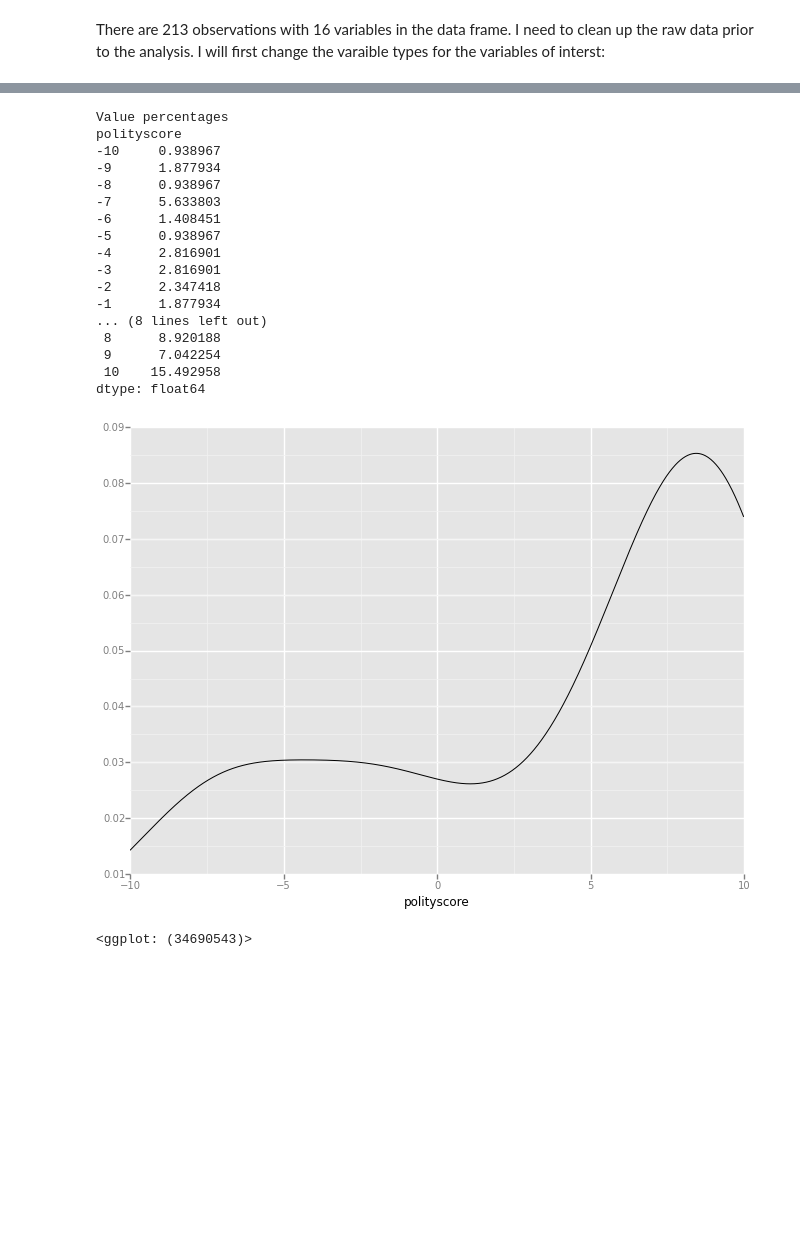
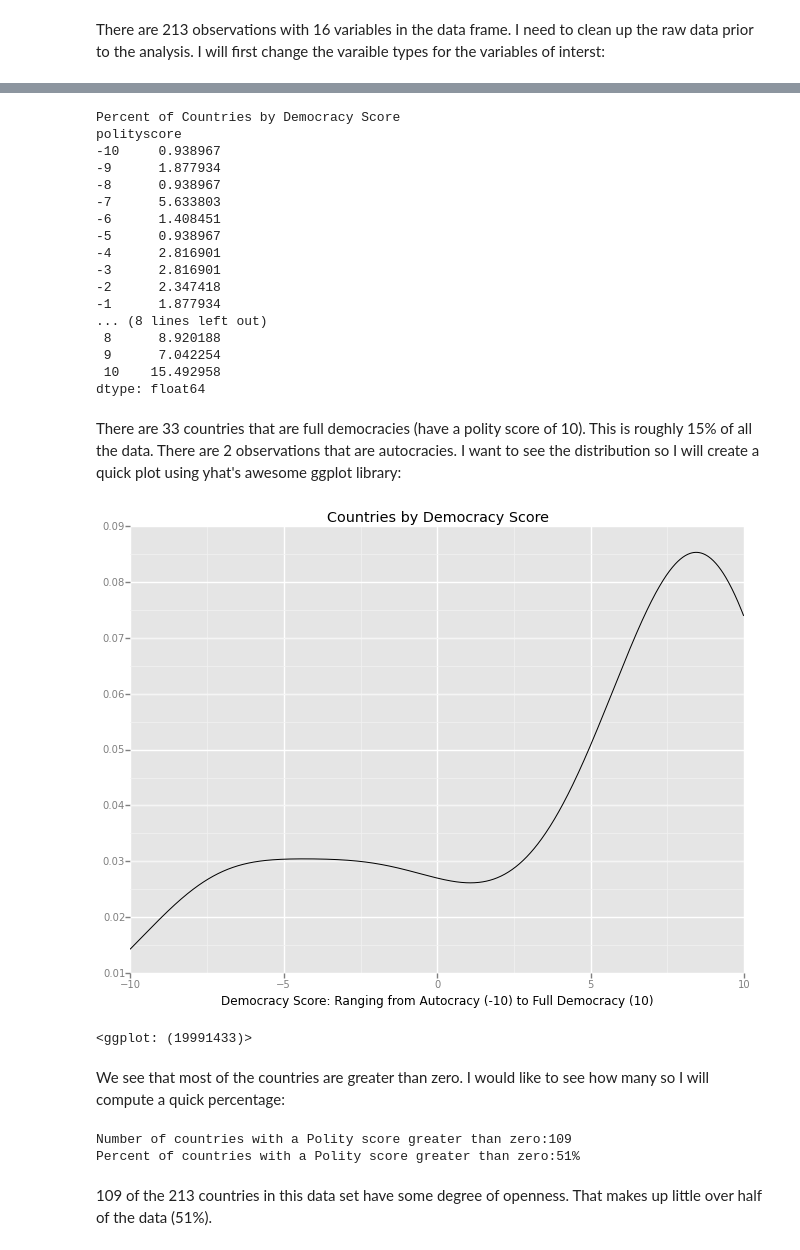
Before and after one commit to ArutyunSargsyan/democracy-and-economic-well-being, a Jupyter notebook: Week 2 Assignment.ipynb, the cells around one changed output, grey strips where cells are left out. Cells and saved outputs as stored; diff of their text form; code cells hidden in the pictures; blank space fills up the shorter version.

```diff
--- a/Week 2 Assignment.ipynb
+++ b/Week 2 Assignment.ipynb
@@ -65,11 +67,11 @@ polityscore
  10    33
 dtype: int64
 # %%
-print('Value percentages')
+print('Percent of Countries by Democracy Score')
 polity_percents = polity_counts * 100 / len(df)
 print(polity_percents)
 # %% [output]
-Value percentages
+Percent of Countries by Democracy Score
 polityscore
 -10     0.938967
 -9      1.877934
@@ -86,11 +88,25 @@ polityscore
  9      7.042254
  10    15.492958
 dtype: float64
+# %% [markdown]
+There are 33 countries that are full democracies (have a polity score of 10).  This is roughly 15% of all the data.  There are 2 observations that are autocracies.  I want to see the distribution so I will create a quick plot using yhat's awesome ggplot library:
 # %%
 %matplotlib inline
-polity_plot = ggplot(df, aes(x='polityscore')) + geom_density()
+polity_plot = ggplot(df, aes(x='polityscore')) + geom_density() + ggtitle('Countries by Democracy Score') + xlab('Democracy Score: Ranging from Autocracy (-10) to Full Democracy (10)')
 print(polity_plot)
 # %% [output]
-[figure, old version]
+[figure, new version]
-<ggplot: (34690543)>
+<ggplot: (19991433)>
+# %% [markdown]
+We see that most of the countries are greater than zero.  I would like to see how many so I will compute a quick percentage:
+# %%
+greater_than_zero = df[df['polityscore'] > 0]
+greater_than_zero_percent = len(greater_than_zero) * 100 / len(df)
+print('Number of countries with a Polity score greater than zero:' + str(len(greater_than_zero)))
+print('Percent of countries with a Polity score greater than zero:' + str(greater_than_zero_percent) + '%')
+# %% [output]
+Number of countries with a Polity score greater than zero:109
+Percent of countries with a Polity score greater than zero:51%
+# %% [markdown]
+109 of the 213 countries in this data set have some degree of openness.  That makes up little over half of the data (51%).
 # %% [markdown]
```
Also changed, not shown: parts of 13 cells of this notebook.
